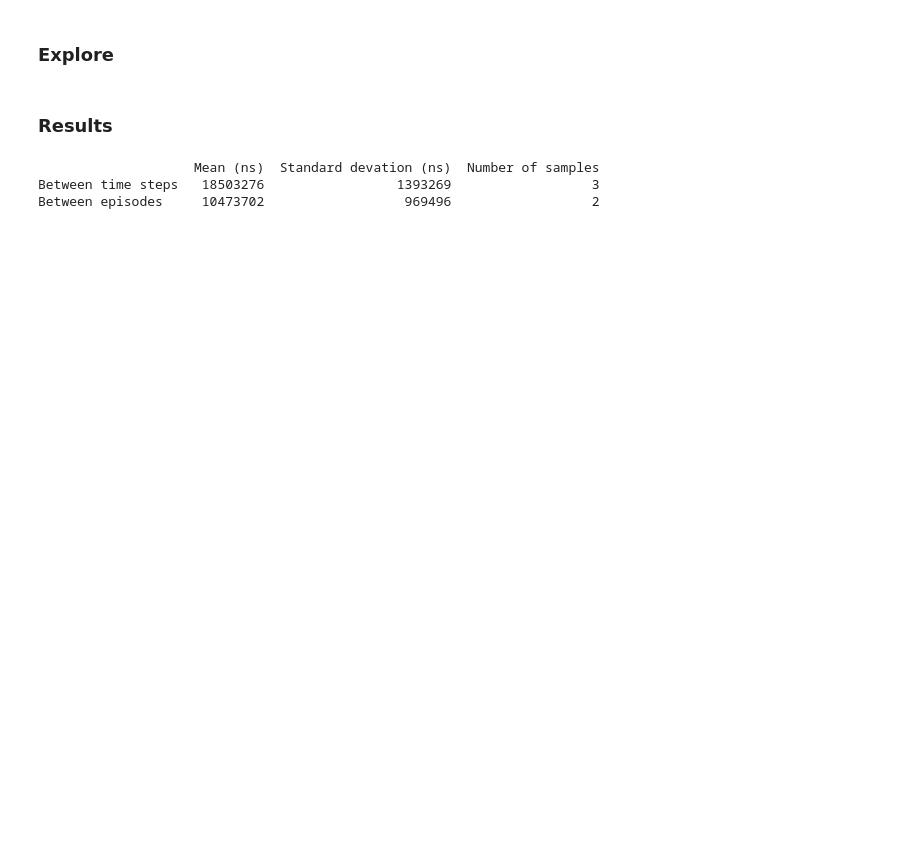
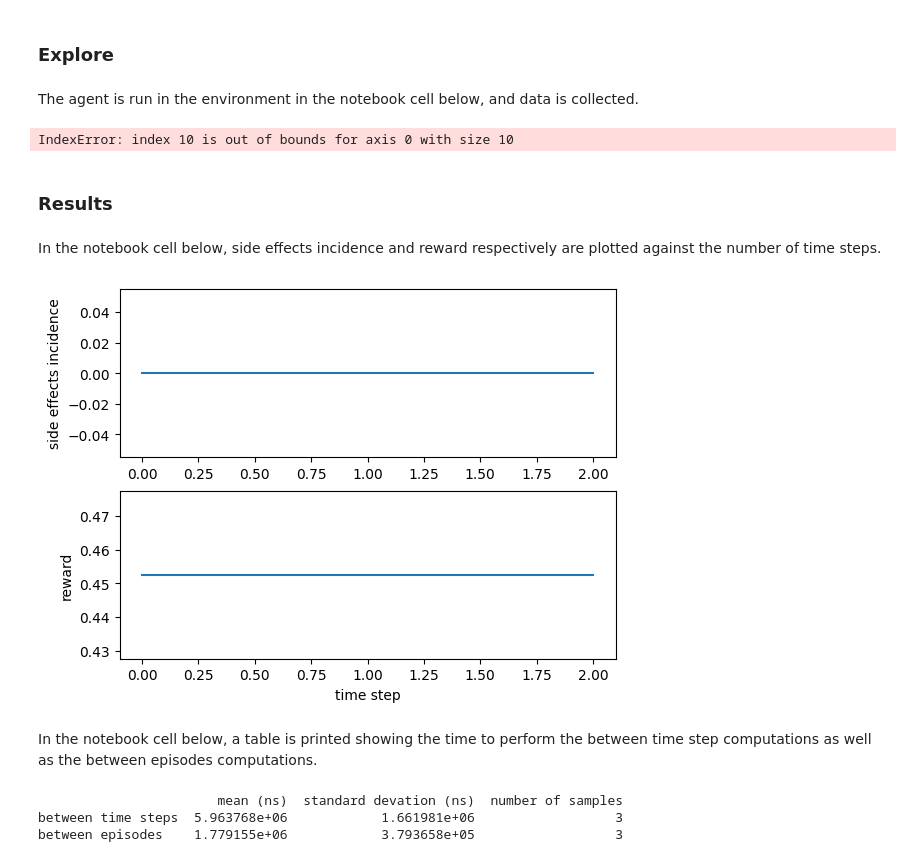
Before and after one commit to carlhenrikrolf/PilotExperimentation, a Jupyter notebook: notebook.ipynb, the cells around one changed output. Drawn from its saved outputs; the diff is of its cells as text; code cells hidden in the pictures; blank space fills up the shorter version.

```diff
--- a/notebook.ipynb
+++ b/notebook.ipynb
@@ -7,0 +10,2 @@ In this notebook, we present the major experimental findings.
+# %%
+config_file_path = "config_files/peucrl_polarisation_1.json"
@@ -12,11 +19,13 @@ from json import load
 import gymnasium as gym
 !cd ..; pip3 install -e gym-cellular -q
 import gym_cellular
+import matplotlib.pyplot as plt
 import numpy as np
 import pandas as pd
+from pprint import pprint
 
 # import configurations
-config_file = open("config_files/peucrl_polarisation_0.json", 'r')
+config_file = open(config_file_path, 'r')
 config = load(config_file)
 
 # instantiate environment
@@ -47,3 +56,5 @@ agt = PeUcrlAgent(
     regulatory_constraints=config["regulatory_constraints"],
     initial_policy=env.get_initial_policy(),
 )
+
+pprint(config)
@@ -50,33 +74,65 @@ agt = PeUcrlAgent(
 # %% [markdown]
 ### Explore
+# %% [markdown]
+The agent is run in the environment in the notebook cell below, and data is collected.
 # %%
-previous_state, info = env.reset(seed=0)
+# initialise environment
+previous_state, info = env.reset(seed=config["reset_seed"])
 
-#side_effects_incidence = np.zeros()
+# initialise data-saving structures
+reward_cumulation = np.zeros(config["max_time_steps"])
+side_effects_incidence = np.zeros(config["max_time_steps"])
 ns_between_time_steps = np.zeros(config["max_time_steps"])
 ns_between_episodes = np.zeros(config["max_time_steps"])
 
 for time_step in range(config["max_time_steps"]):
 
+    # interact
     action = agt.sample_action(previous_state)
     current_state, reward, terminated, truncated, info = env.step(action)
-    #side_effects_incidence = env.get_side_effects_incidence()
     agt.update(current_state, reward, info["side_effects"])
+
+    # save data
+    reward_cumulation[time_step] = reward
+    side_effects_incidence[time_step] = env.get_side_effects_incidence()
     ns_between_time_steps[time_step] = agt.get_ns_between_time_steps()
     ns_between_episodes[time_step] = agt.get_ns_between_episodes()
 
     if terminated or truncated:
         break
+
+    previous_state = current_state
+# %% [output]
+IndexError: index 10 is out of bounds for axis 0 with size 10
 # %% [markdown]
 ### Results
+# %% [markdown]
+In the notebook cell below, side effects incidence and reward respectively are plotted against the number of time steps.
+# %%
+fig, (ax1, ax2) = plt.subplots(2, 1)
+x = np.arange(0, config["max_time_steps"])
+ax2.set_xlabel("time step")
+ax1.set_ylabel("side effects incidence")
+y = side_effects_incidence
+ax1.plot(x, y)
+ax2.set_ylabel("reward")
+y = reward_cumulation
+ax2.plot(x, y)
+
+plt.show(fig)
+# %% [output]
+[figure, added]
+# %% [markdown]
+In the notebook cell below, a table is printed showing the time to perform the between time step computations as well as the between episodes computations.
 # %%
 table = [
-    [round(np.mean(ns_between_time_steps)), round(np.std(ns_between_time_steps)), config["max_time_steps"]],
-    [round(np.nanmean(ns_between_episodes)), round(np.nanstd(ns_between_episodes)), np.count_nonzero(~np.isnan(ns_between_episodes))],
+    [np.mean(ns_between_time_steps), np.std(ns_between_time_steps), config["max_time_steps"]],
+    [np.nanmean(ns_between_episodes), np.nanstd(ns_between_episodes), np.count_nonzero(~np.isnan(ns_between_episodes))],
 ]
-df = pd.DataFrame(table, columns=["Mean (ns)", "Standard devation (ns)", "Number of samples"], index=["Between time steps", "Between episodes"])
+df = pd.DataFrame(table, columns=["mean (ns)", "standard devation (ns)", "number of samples"], index=["between time steps", "between episodes"])
+
 print(df)
 # %% [output]
-                    Mean (ns)  Standard devation (ns)  Number of samples
-Between time steps   18503276                 1393269                  3
-Between episodes     10473702                  969496                  2
+                       mean (ns)  standard devation (ns)  number of samples
+between time steps  5.963768e+06            1.661981e+06                  3
+between episodes    1.779155e+06            3.793658e+05                  3
```
Also changed, not shown: parts of 3 cells of this notebook, 6 other files.
